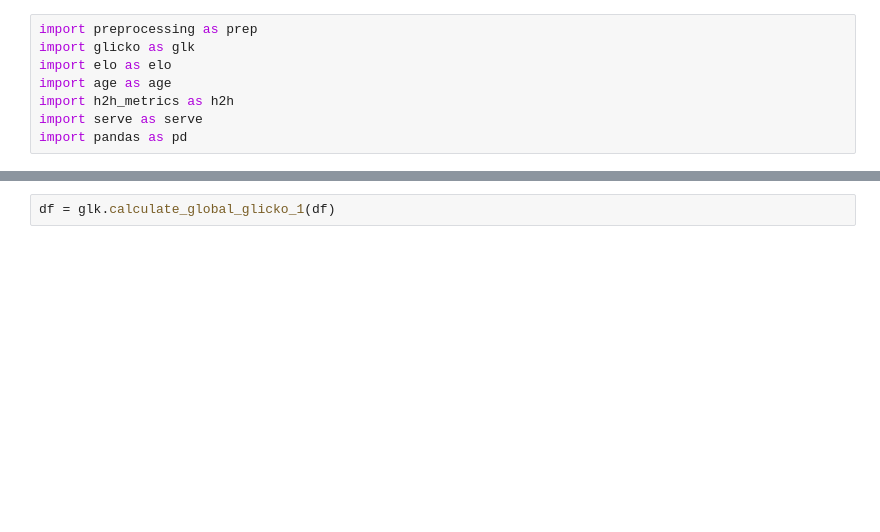
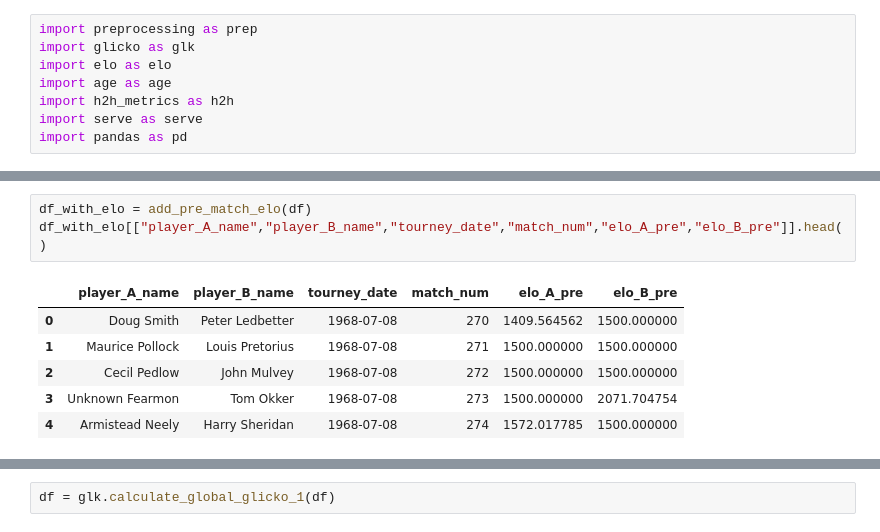
Before and after one commit to rbravez/tennis, a Jupyter notebook: notebook.ipynb, the cells around one changed output, grey strips where cells are left out. Saved outputs shown, nothing was run; the diff lists cells and outputs as text; blank space fills up the shorter version.

```diff
--- a/notebook.ipynb
+++ b/notebook.ipynb
@@ -32,0 +142,10 @@ Combined DataFrame shape: (74906, 49)
+# %%
+df_with_elo = add_pre_match_elo(df)
+df_with_elo[["player_A_name","player_B_name","tourney_date","match_num","elo_A_pre","elo_B_pre"]].head()
+# %% [output]
+|  | player_A_name | player_B_name | tourney_date | match_num | elo_A_pre | elo_B_pre |
+| 0 | Doug Smith | Peter Ledbetter | 1968-07-08 | 270 | 1409.564562 | 1500.000000 |
+| 1 | Maurice Pollock | Louis Pretorius | 1968-07-08 | 271 | 1500.000000 | 1500.000000 |
+| 2 | Cecil Pedlow | John Mulvey | 1968-07-08 | 272 | 1500.000000 | 1500.000000 |
+| 3 | Unknown Fearmon | Tom Okker | 1968-07-08 | 273 | 1500.000000 | 2071.704754 |
+| 4 | Armistead Neely | Harry Sheridan | 1968-07-08 | 274 | 1572.017785 | 1500.000000 |
```
Also changed, not shown: parts of 4 cells of this notebook, 6 other files.
